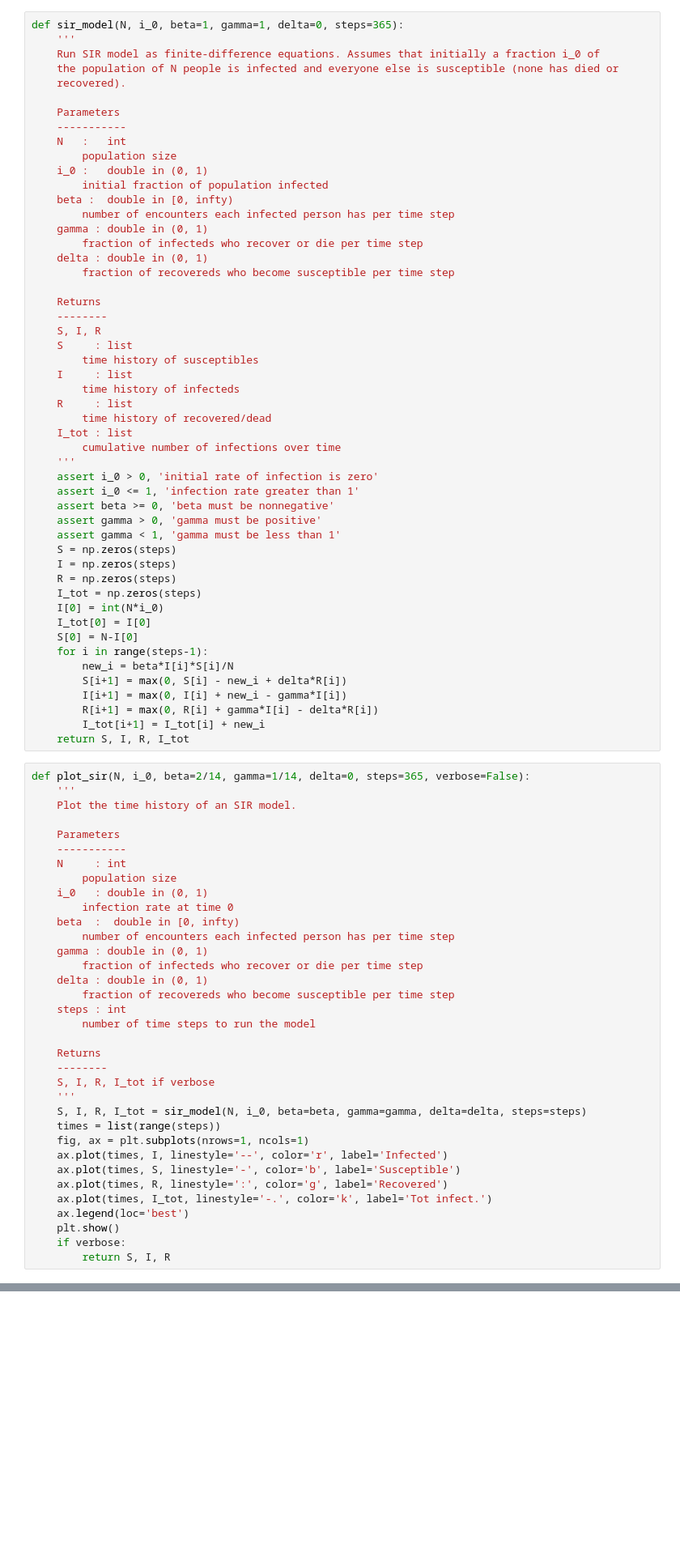
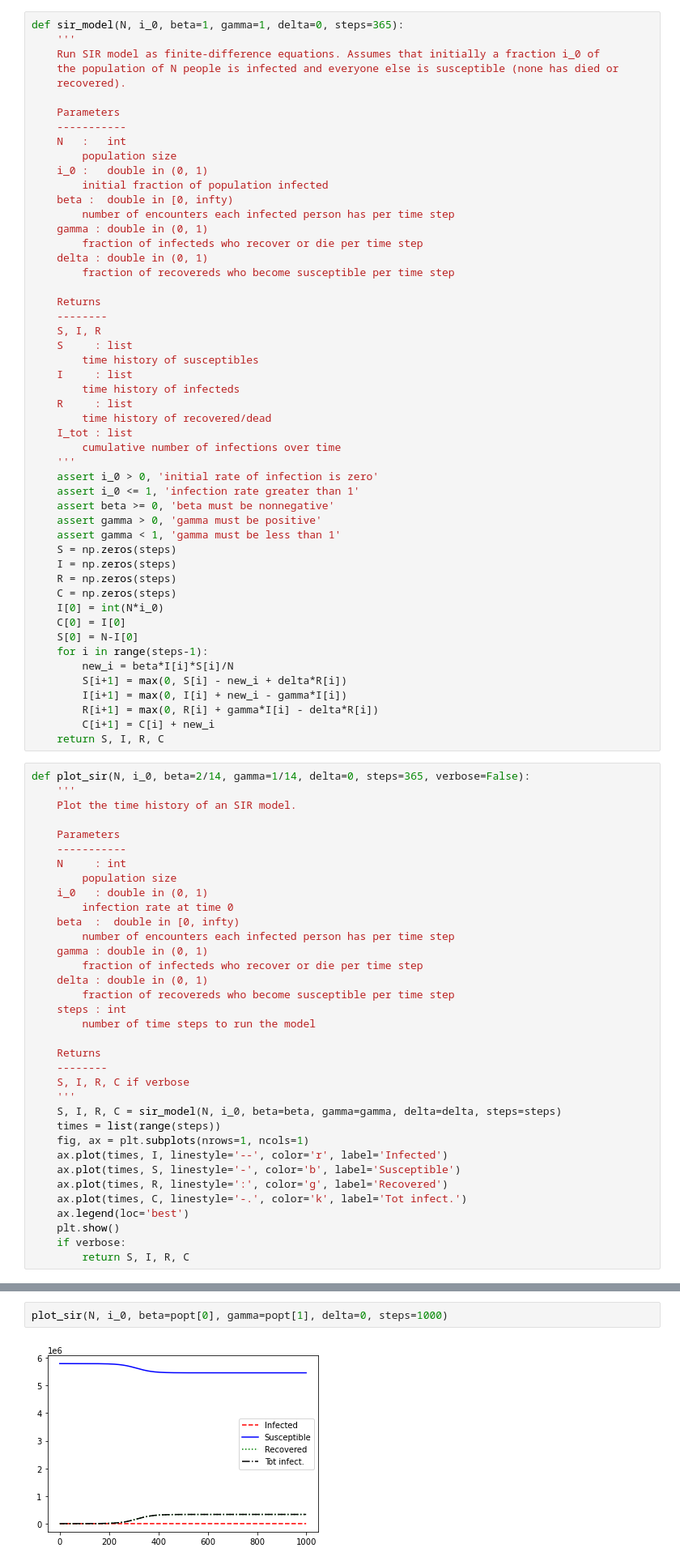
Before and after one commit to UCB-stat-159-s21/site, a Jupyter notebook: Notes/pandemic.ipynb, the cells around one changed output, grey strips where cells are left out. Shown at 81% size. Saved outputs shown, nothing was run; the diff lists cells and outputs as text; blank space fills up the shorter version.

```diff
--- a/Notes/pandemic.ipynb
+++ b/Notes/pandemic.ipynb
@@ -122,17 +126,17 @@ def sir_model(N, i_0, beta=1, gamma=1, delta=0, steps=365):
     S = np.zeros(steps)
     I = np.zeros(steps)
     R = np.zeros(steps)
-    I_tot = np.zeros(steps)
+    C = np.zeros(steps)
     I[0] = int(N*i_0)
-    I_tot[0] = I[0]
+    C[0] = I[0]
     S[0] = N-I[0]
     for i in range(steps-1):
         new_i = beta*I[i]*S[i]/N
         S[i+1] = max(0, S[i] - new_i + delta*R[i])
         I[i+1] = max(0, I[i] + new_i - gamma*I[i])
         R[i+1] = max(0, R[i] + gamma*I[i] - delta*R[i])
-        I_tot[i+1] = I_tot[i] + new_i
-    return S, I, R, I_tot
+        C[i+1] = C[i] + new_i
+    return S, I, R, C
 # %%
 def plot_sir(N, i_0, beta=2/14, gamma=1/14, delta=0, steps=365, verbose=False):
     '''
@@ -155,19 +159,19 @@ def plot_sir(N, i_0, beta=2/14, gamma=1/14, delta=0, steps=365, verbose=False):
 
     Returns
     --------
-    S, I, R, I_tot if verbose
+    S, I, R, C if verbose
     '''
-    S, I, R, I_tot = sir_model(N, i_0, beta=beta, gamma=gamma, delta=delta, steps=steps)
+    S, I, R, C = sir_model(N, i_0, beta=beta, gamma=gamma, delta=delta, steps=steps)
     times = list(range(steps))
     fig, ax = plt.subplots(nrows=1, ncols=1)
     ax.plot(times, I, linestyle='--', color='r', label='Infected')
     ax.plot(times, S, linestyle='-', color='b', label='Susceptible')
     ax.plot(times, R, linestyle=':', color='g', label='Recovered')
-    ax.plot(times, I_tot, linestyle='-.', color='k', label='Tot infect.')
+    ax.plot(times, C, linestyle='-.', color='k', label='Tot infect.')
     ax.legend(loc='best')
     plt.show()
     if verbose:
-        return S, I, R
+        return S, I, R, C
 # %%
 i_0 = 0.0005
 N = int(10**6)
@@ -315,0 +322,4 @@ plt.show()
+# %%
+plot_sir(N, i_0, beta=popt[0], gamma=popt[1], delta=0, steps=1000)
+# %% [output]
+[figure, added]
```
Also changed, not shown: parts of 8 cells of this notebook.
